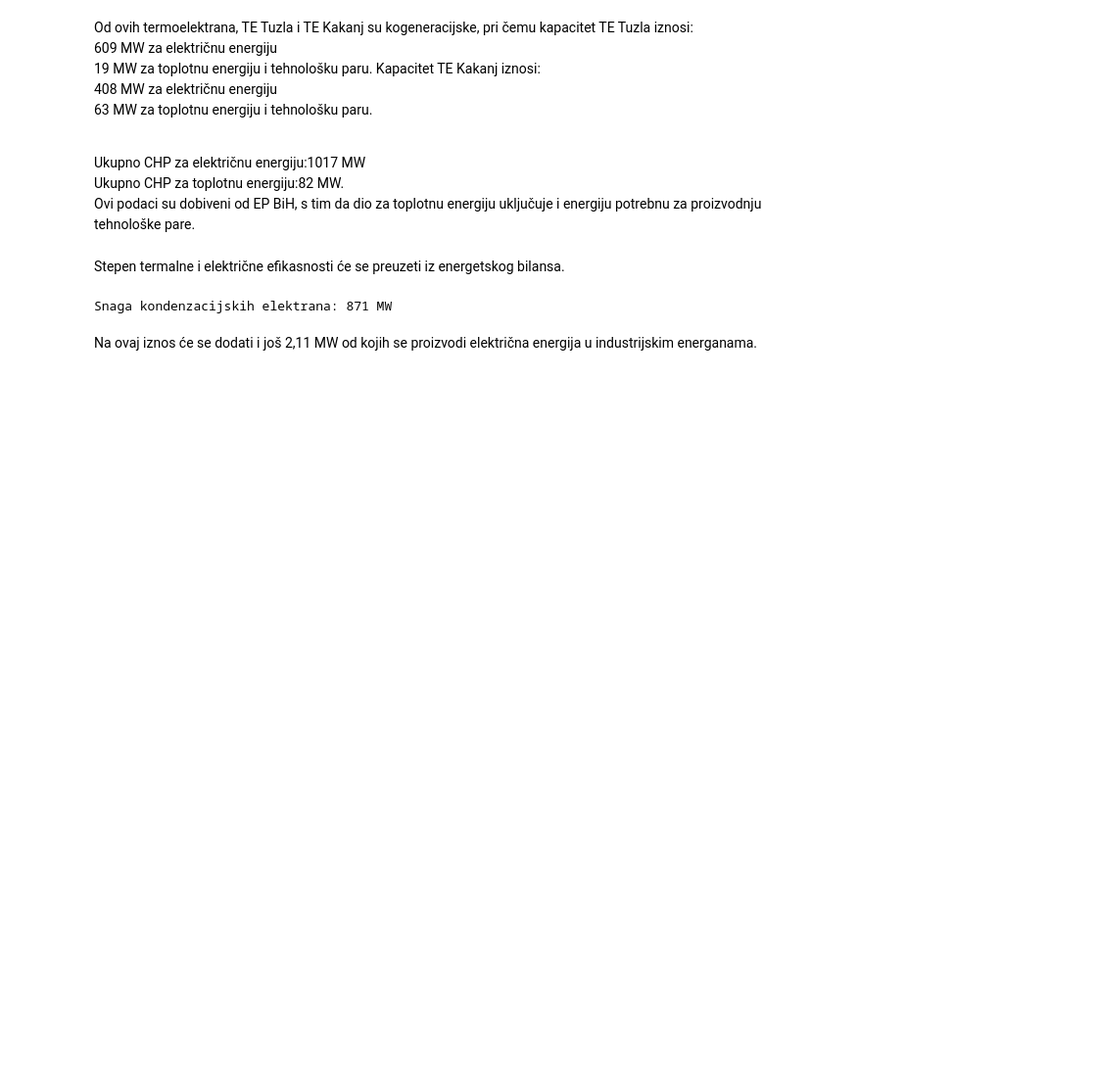
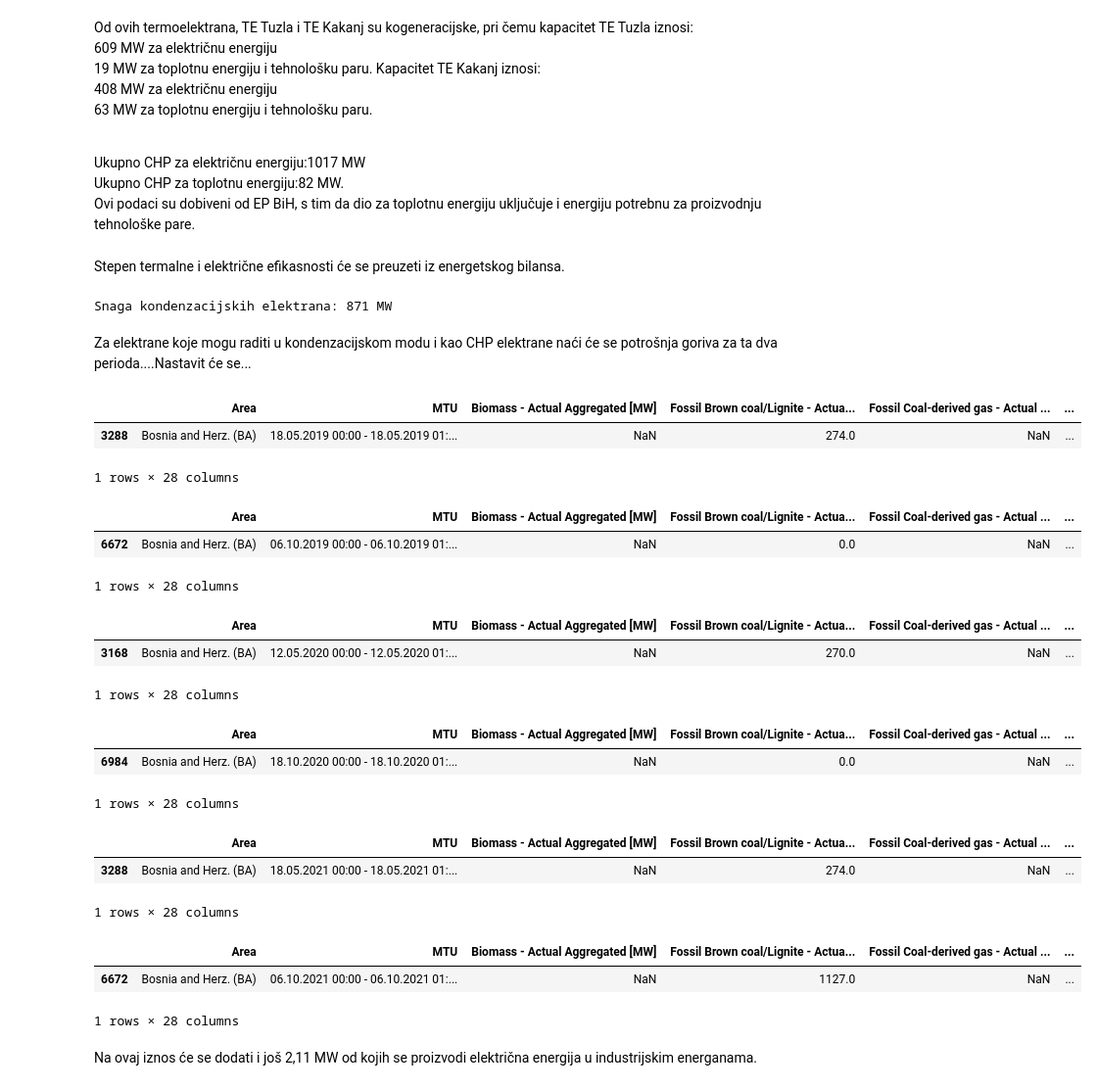
Before and after one commit to ehlimana/Electricity-analysis, a Jupyter notebook: TE_HE.ipynb, the cells around one changed output. Shown at 98% size. Drawn from its saved outputs; the diff is of its cells as text; code cells hidden in the pictures; blank space fills up the shorter version.

```diff
--- a/TE_HE.ipynb
+++ b/TE_HE.ipynb
@@ -135,3 +135,5 @@ Stepen termalne i električne efikasnosti će se preuzeti iz energetskog bilansa
 print("Snaga kondenzacijskih elektrana:",1888-1017,"MW")
 # %% [output]
 Snaga kondenzacijskih elektrana: 871 MW
+# %% [markdown]
+Za elektrane koje mogu raditi u kondenzacijskom modu i kao CHP elektrane naći će se potrošnja goriva za ta dva perioda....Nastavit će se...
@@ -138,3 +143,47 @@ Snaga kondenzacijskih elektrana: 871 MW
+# %%
+#naći index datuma grijne sezone:
+
+file_2019[(file_2019["Year"]==2019)&(file_2019["Month"]==5)&(file_2019["Day"]==18)&(file_2019["Hour"]==0)]
+# %% [output]
+|  | Area | MTU | Biomass - Actual Aggregated [MW] | Fossil Brown coal/Lignite - Actua... | Fossil Coal-derived gas - Actual ... | ... |
+| 3288 | Bosnia and Herz. (BA) | 18.05.2019 00:00 - 18.05.2019 01:... | NaN | 274.0 | NaN | ... |
+1 rows × 28 columns
+# %%
+file_2019[(file_2019["Year"]==2019)&(file_2019["Month"]==10)&(file_2019["Day"]==6)&(file_2019["Hour"]==0)]
+# %% [output]
+|  | Area | MTU | Biomass - Actual Aggregated [MW] | Fossil Brown coal/Lignite - Actua... | Fossil Coal-derived gas - Actual ... | ... |
+| 6672 | Bosnia and Herz. (BA) | 06.10.2019 00:00 - 06.10.2019 01:... | NaN | 0.0 | NaN | ... |
+1 rows × 28 columns
+# %%
+#naći index datuma:
+
+file_2020[(file_2020["Year"]==2020)&(file_2020["Month"]==5)&(file_2020["Day"]==12)&(file_2020["Hour"]==0)]
+# %% [output]
+|  | Area | MTU | Biomass - Actual Aggregated [MW] | Fossil Brown coal/Lignite - Actua... | Fossil Coal-derived gas - Actual ... | ... |
+| 3168 | Bosnia and Herz. (BA) | 12.05.2020 00:00 - 12.05.2020 01:... | NaN | 270.0 | NaN | ... |
+1 rows × 28 columns
+# %%
+#naći index datuma:
+
+file_2020[(file_2020["Year"]==2020)&(file_2020["Month"]==10)&(file_2020["Day"]==18)&(file_2020["Hour"]==0)]
+# %% [output]
+|  | Area | MTU | Biomass - Actual Aggregated [MW] | Fossil Brown coal/Lignite - Actua... | Fossil Coal-derived gas - Actual ... | ... |
+| 6984 | Bosnia and Herz. (BA) | 18.10.2020 00:00 - 18.10.2020 01:... | NaN | 0.0 | NaN | ... |
+1 rows × 28 columns
+# %%
+#naći index datuma:
+
+file_2021[(file_2021["Year"]==2021)&(file_2021["Month"]==5)&(file_2021["Day"]==18)&(file_2021["Hour"]==0)]
+# %% [output]
+|  | Area | MTU | Biomass - Actual Aggregated [MW] | Fossil Brown coal/Lignite - Actua... | Fossil Coal-derived gas - Actual ... | ... |
+| 3288 | Bosnia and Herz. (BA) | 18.05.2021 00:00 - 18.05.2021 01:... | NaN | 274.0 | NaN | ... |
+1 rows × 28 columns
+# %%
+file_2021[(file_2021["Year"]==2021)&(file_2021["Month"]==10)&(file_2021["Day"]==6)&(file_2021["Hour"]==0)]
+# %% [output]
+|  | Area | MTU | Biomass - Actual Aggregated [MW] | Fossil Brown coal/Lignite - Actua... | Fossil Coal-derived gas - Actual ... | ... |
+| 6672 | Bosnia and Herz. (BA) | 06.10.2021 00:00 - 06.10.2021 01:... | NaN | 1127.0 | NaN | ... |
+1 rows × 28 columns
 # %% [markdown]
 Na ovaj iznos će se dodati i još 2,11 MW od kojih se proizvodi električna energija u industrijskim energanama.
 # %% [markdown]
```
Also changed, not shown: parts of 2 cells of this notebook, 6 other files.
